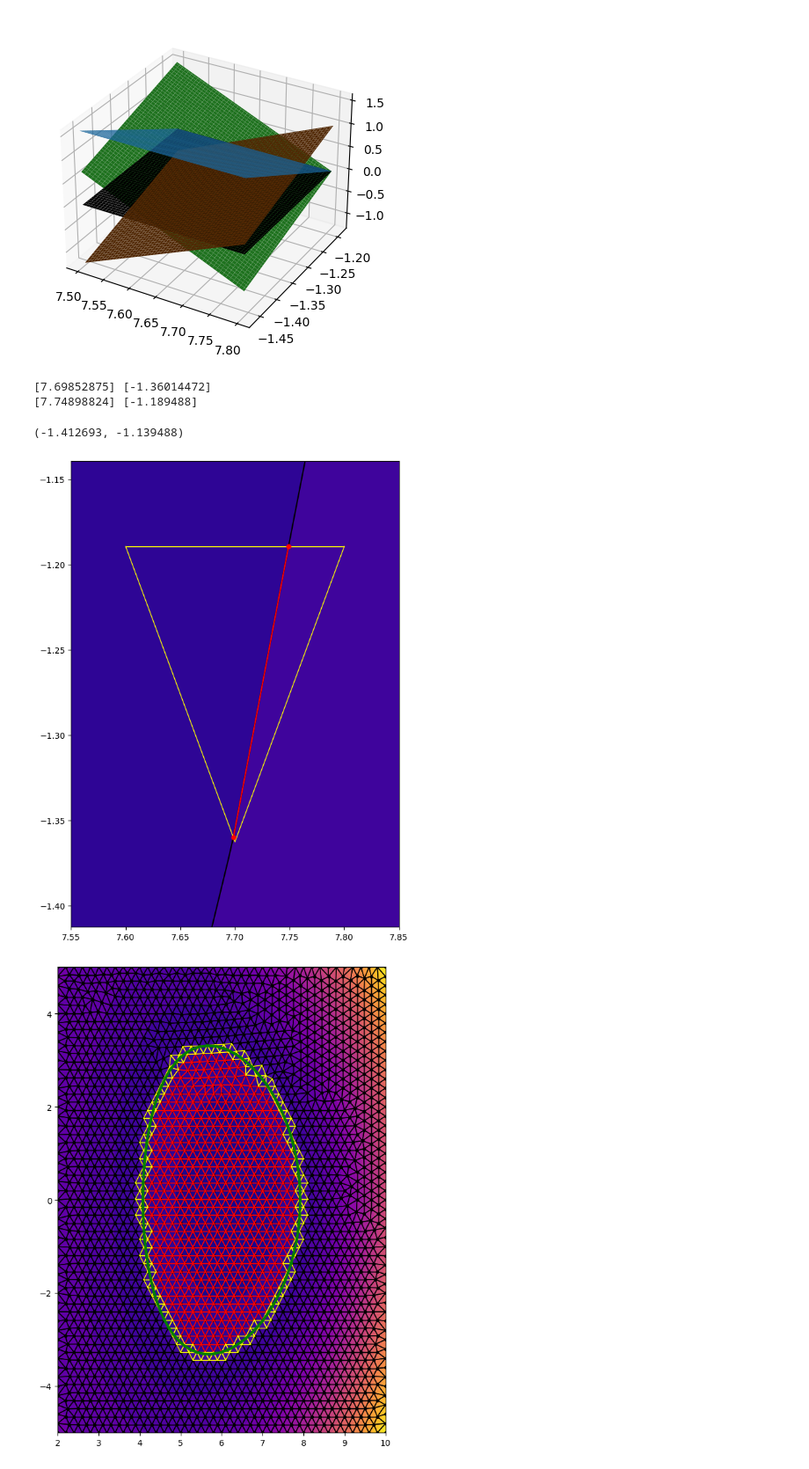
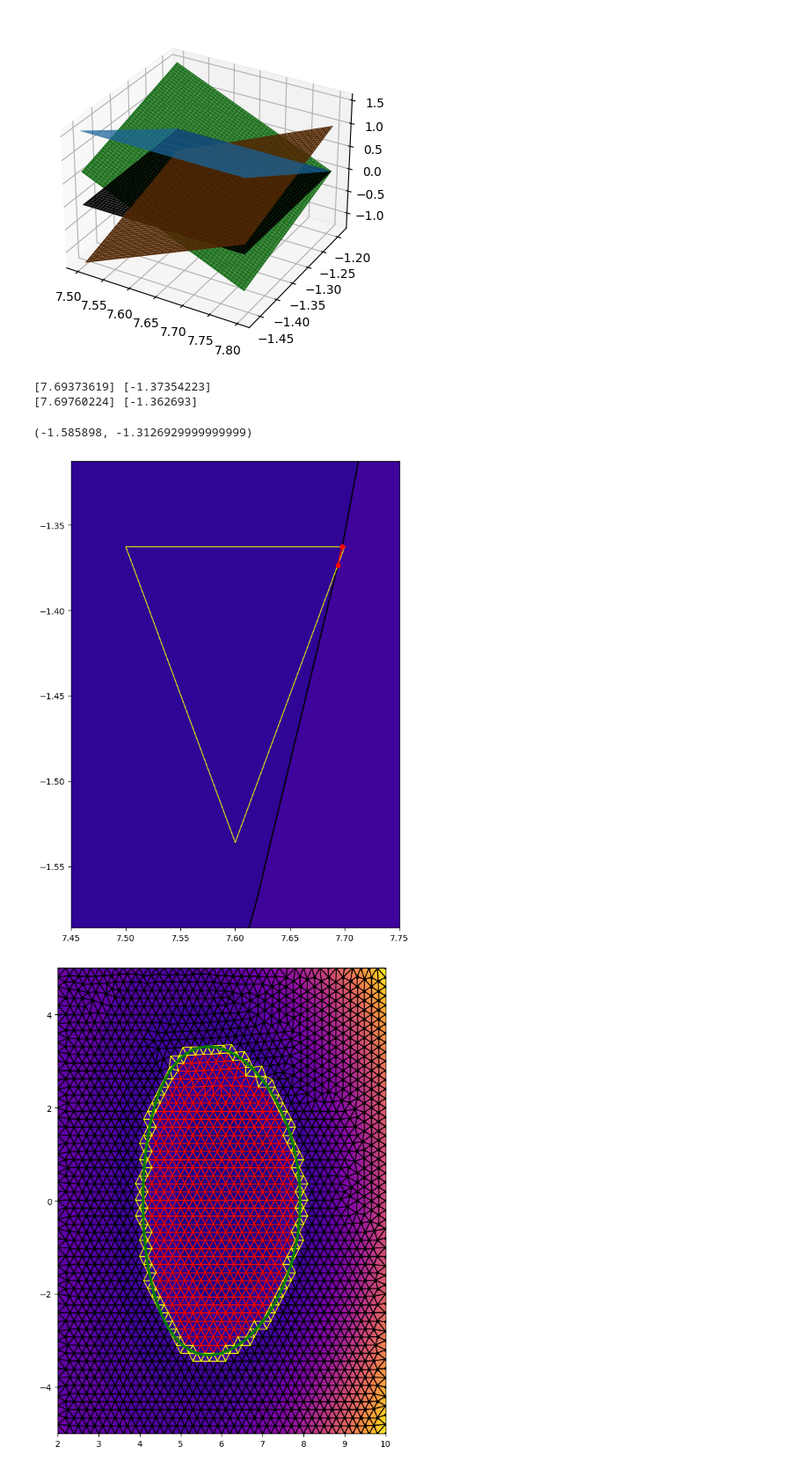
Before and after one commit to Elmanyer/EQUILIPY_FEMCutFEM, a Jupyter notebook: FindPlasmaBoundaries.ipynb, the cells around one changed output. Shown at 88% size. Cells and saved outputs as stored; diff of their text form; code cells hidden in the pictures.

```diff
--- a/FindPlasmaBoundaries.ipynb
+++ b/FindPlasmaBoundaries.ipynb
@@ -128,7 +128,7 @@ plt.show()
 # %% [output]
 [figure]
 # %%
-element_index = 935
+element_index = 946
 
 # READ NODAL COORDINATES
 Xe = Problem.X[Problem.T[element_index,:],:]
@@ -175,39 +175,39 @@ def fun(r,Xe,LSe,edge):
         k = (edge+2)%3
         N = Xe[j,0]*Xe[k,1]-Xe[k,0]*Xe[j,1]+(Xe[j,1]-Xe[k,1])*r+(Xe[k,0]-Xe[j,0])*z
         return N
 
     f = N0(r,z(r,Xe,edge),Xe)*LSe[0] + Nedge(r,z(r,Xe,edge),Xe,edge)*LSe[edge]
     return f
 
 from scipy import optimize
 
 edge1 = 1
 sol1 = optimize.root(fun, Xe[0,0], args=(Xe,LSe,edge1))
 edge2 = 2
 sol2 = optimize.root(fun, Xe[0,0], args=(Xe,LSe,edge2))
 
 print(sol1.x, z(sol1.x,Xe,edge1))
 print(sol2.x, z(sol2.x,Xe,edge2))
 
 
 plt.figure(figsize=(7,10))
-plt.tricontourf(Problem.X[:,0],Problem.X[:,1], Problem.phi_inner0, levels=30, cmap='plasma')
-plt.tricontour(Problem.X[:,0],Problem.X[:,1], Problem.phi_inner0, levels=[0], colors='k')
+plt.tricontourf(Problem.X[:,0],Problem.X[:,1], Problem.PHI_inner0, levels=30, cmap='plasma')
+plt.tricontour(Problem.X[:,0],Problem.X[:,1], Problem.PHI_inner0, levels=[0], colors='k')
 for i in range(Problem.n):
     plt.plot([Problem.X[int(Tmesh[element_index,i])-1,0], Problem.X[int(Tmesh[element_index,int((i+1)%Problem.n)])-1,0]],
             [Problem.X[int(Tmesh[element_index,i])-1,1], Problem.X[int(Tmesh[element_index,int((i+1)%Problem.n)])-1,1]], color='yellow', linewidth=1)
 
 plt.plot(sol1.x, z(sol1.x,Xe,edge1), '.', color='red',markersize=10)
 plt.plot(sol2.x, z(sol2.x,Xe,edge2), '.', color='red',markersize=10)
 plt.plot((sol1.x,sol2.x),(z(sol1.x,Xe,edge1),z(sol2.x,Xe,edge2)),color='red')
 
 plt.xlim(np.min(Xe[:,0])-0.05,np.max(Xe[:,0])+0.05)
 plt.ylim(np.min(Xe[:,1])-0.05,np.max(Xe[:,1])+0.05)
 # %% [output]
-[7.69852875] [-1.36014472]
-[7.74898824] [-1.189488]
+[7.69373619] [-1.37354223]
+[7.69760224] [-1.362693]
-(-1.412693, -1.139488)
+(-1.585898, -1.3126929999999999)
-[figure, old version]
+[figure, new version]
 # %%
 
 def InterfaceLinearApproximation(Problem, element_index):
```
Also changed, not shown: parts of 4 cells of this notebook, 6 other files.
